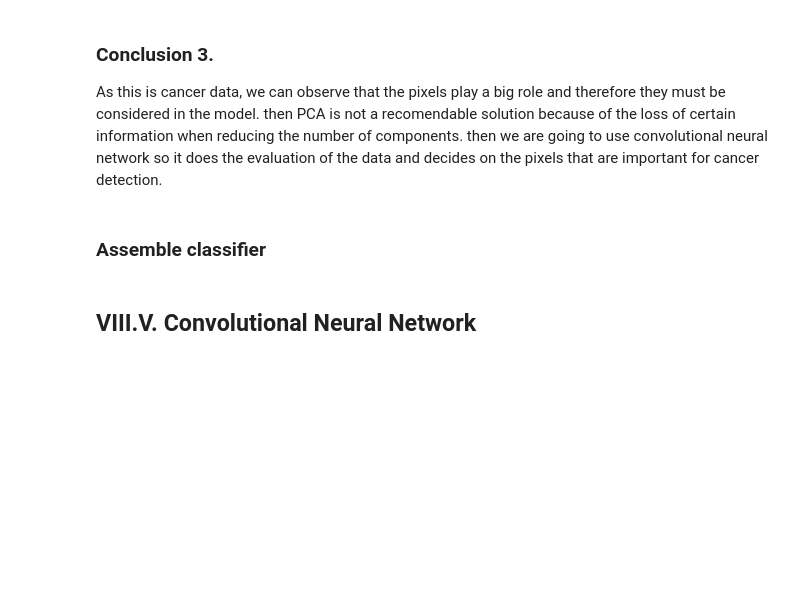
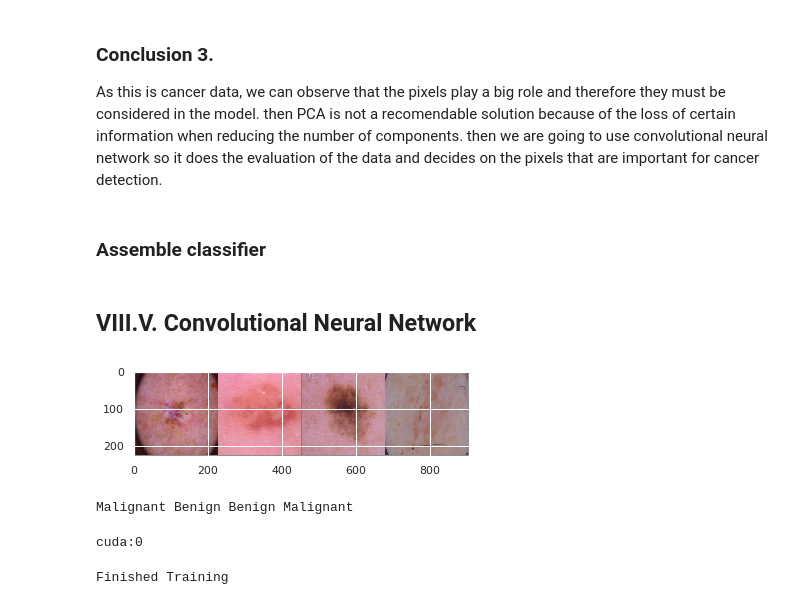
Before and after one commit to carloscarvajal1cc/Skin-cancer-detection-with-PCA-and-Deep-Learning, a Jupyter notebook: Assigment2_MachineLearning.ipynb, the cells around one changed output. Saved outputs shown, nothing was run; the diff lists cells and outputs as text; code cells hidden in the pictures; blank space fills up the shorter version.

```diff
--- a/Assigment2_MachineLearning.ipynb
+++ b/Assigment2_MachineLearning.ipynb
@@ -678 +694,38 @@ As this is cancer data, we can observe that the pixels play a big role and there
 ## VIII.V. Convolutional Neural Network
+# %%
+transform = transforms.Compose(
+    [transforms.ToTensor(),
+     transforms.Normalize((0.5, 0.5, 0.5), (0.5, 0.5, 0.5))])
+
+tr_data = datasets.ImageFolder('/content/drive/My Drive/skindata/train/',
+                               transform = transform)
+validation_data = datasets.ImageFolder('/content/drive/My Drive/skindata/test/',
+                                       transform = transform)
+
+tr_dataload = torch.utils.data.DataLoader(tr_data, batch_size= 4,
+                                          shuffle = True, num_workers=2 )
+validation_dataload = torch.utils.data.DataLoader(validation_data,
+                                                  batch_size= 4,
+                                                  shuffle = True, num_workers=2)
+
+classes = ('Benign','Malignant')
+
+device = torch.device("cuda:0") if torch.cuda.is_available \
+    else torch.device("cpu")
+# %%
+def imshow(img):
+    img = img/ 2 + 0.5
+    npimg = img.numpy()
+    plt.imshow(np.transpose(npimg, (1, 2, 0)))
+    plt.show()
+# %%
+dataiter = iter(tr_dataload)
+images, labels = dataiter.next()
+
+# show images
+imshow(torchvision.utils.make_grid(images))
+# print labels
+print(' '.join('%5s' % classes[labels[j]] for j in range(4)))
+# %% [output]
+[figure, added]
+Malignant Benign Benign Malignant
@@ -682,19 +744,21 @@ import torch.nn.functional as F
 
 
 class Net(nn.Module):
+
     def __init__(self):
+
         super(Net, self).__init__()
-        self.conv1 = nn.Conv2d(3, 6, 3)
+        self.conv1 = nn.Conv2d(in_channels = 3, out_channels = 20, kernel_size = 5)
         self.pool = nn.MaxPool2d(2, 2)
-        self.conv2 = nn.Conv2d(6, 16, 3)
-        self.fc1 = nn.Linear(16 * 5 * 5, 120)
-        self.fc2 = nn.Linear(120, 84)
-        self.fc3 = nn.Linear(84, 10)
+        self.conv2 = nn.Conv2d(in_channels = 20, out_channels = 30,kernel_size = 5)
+        self.fc1 = nn.Linear(in_features = 30*53*53, out_features = 120)
+        self.fc2 = nn.Linear(in_features = 120, out_features = 60)
+        self.fc3 = nn.Linear(in_features = 60, out_features = 2)
 
     def forward(self, x):
         x = self.pool(F.relu(self.conv1(x)))
         x = self.pool(F.relu(self.conv2(x)))
-        x = x.view(-1, 16 * 5 * 5)
+        x = x.view(-1, 30*53*53)
         x = F.relu(self.fc1(x))
         x = F.relu(self.fc2(x))
         x = self.fc3(x)
@@ -702,18 +766,28 @@ class Net(nn.Module):
 
 
 net = Net()
+device = torch.device("cuda:0" if torch.cuda.is_available() else "cpu")
+net = net.to(device)
+
+# Assuming that we are on a CUDA machine, this should print a CUDA device:
+
+print(device)
+# %% [output]
+cuda:0
 # %%
 import torch.optim as optim
 
 criterion = nn.CrossEntropyLoss()
 optimizer = optim.SGD(net.parameters(), lr=0.001, momentum=0.9)
 # %%
-for epoch in range(2):  # loop over the dataset multiple times
+for epoch in range(6):  # loop over the dataset multiple times
 
     running_loss = 0.0
     for i, data in enumerate(tr_dataload, 0):
         # get the inputs; data is a list of [inputs, labels]
         inputs, labels = data
+        inputs = inputs.to(device)
+        labels = labels.to(device)
 
         # zero the parameter gradients
         optimizer.zero_grad()
@@ -732,3 +806,5 @@ for epoch in range(2):  # loop over the dataset multiple times
             running_loss = 0.0
 
 print('Finished Training')
+# %% [output]
+Finished Training
```
Also changed, not shown: parts of 30 cells of this notebook.
